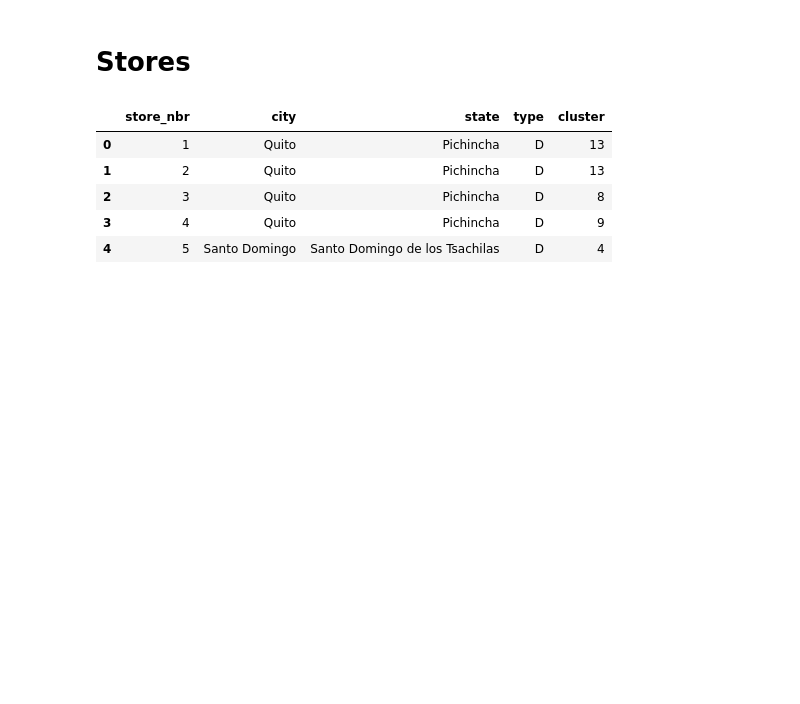
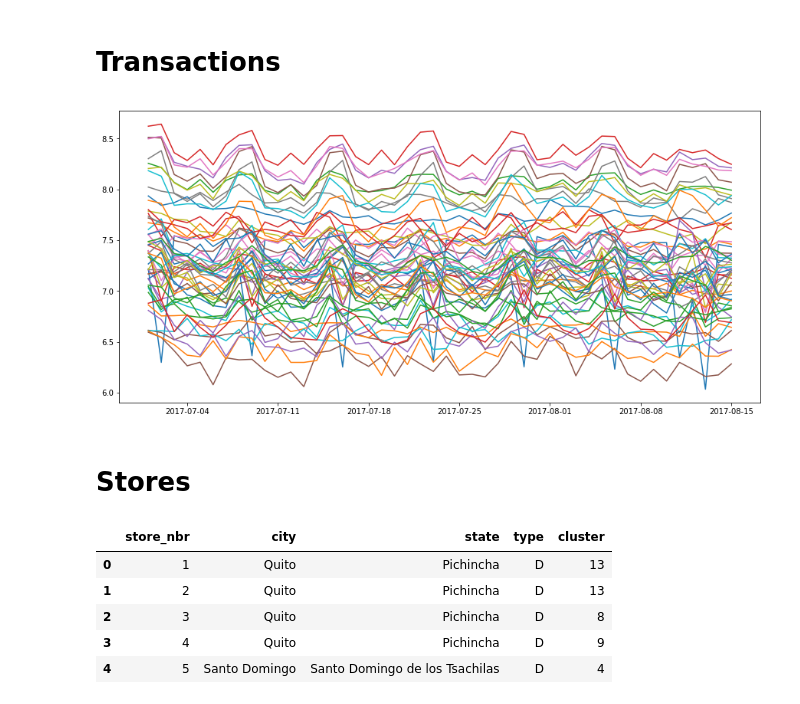
Before and after one commit to rgualan/la_favorita, a Jupyter notebook: notebooks/0.eda_extra_files.ipynb, the cells around one changed output. Cells and saved outputs as stored; diff of their text form; code cells hidden in the pictures; blank space fills up the shorter version.

```diff
--- a/notebooks/0.eda_extra_files.ipynb
+++ b/notebooks/0.eda_extra_files.ipynb
@@ -23,6 +26,19 @@ def print_dataframe_size(name, df):
 
 def print_runtime(start, end):
     print("runtime: {}".format( datetime.timedelta(seconds=(end-start)/60)))
+# %% [markdown]
+# Transactions
+# %%
+plt.figure(figsize=(15,7))
+
+for store in sorted(transactions.store_nbr.unique()):
+    a_store = transactions[(transactions.store_nbr==store) & (transactions.date>='2017-07-01')]
+    ts = pd.Series(a_store['transactions'].values, index = a_store.date)
+    plt.plot(ts, label='Store %s'%(store))
+
+plt.show()
+# %% [output]
+[figure, added]
 # %% [markdown]
 # Stores
 # %%
```
Also changed, not shown: parts of 7 cells of this notebook, 1 other file.
